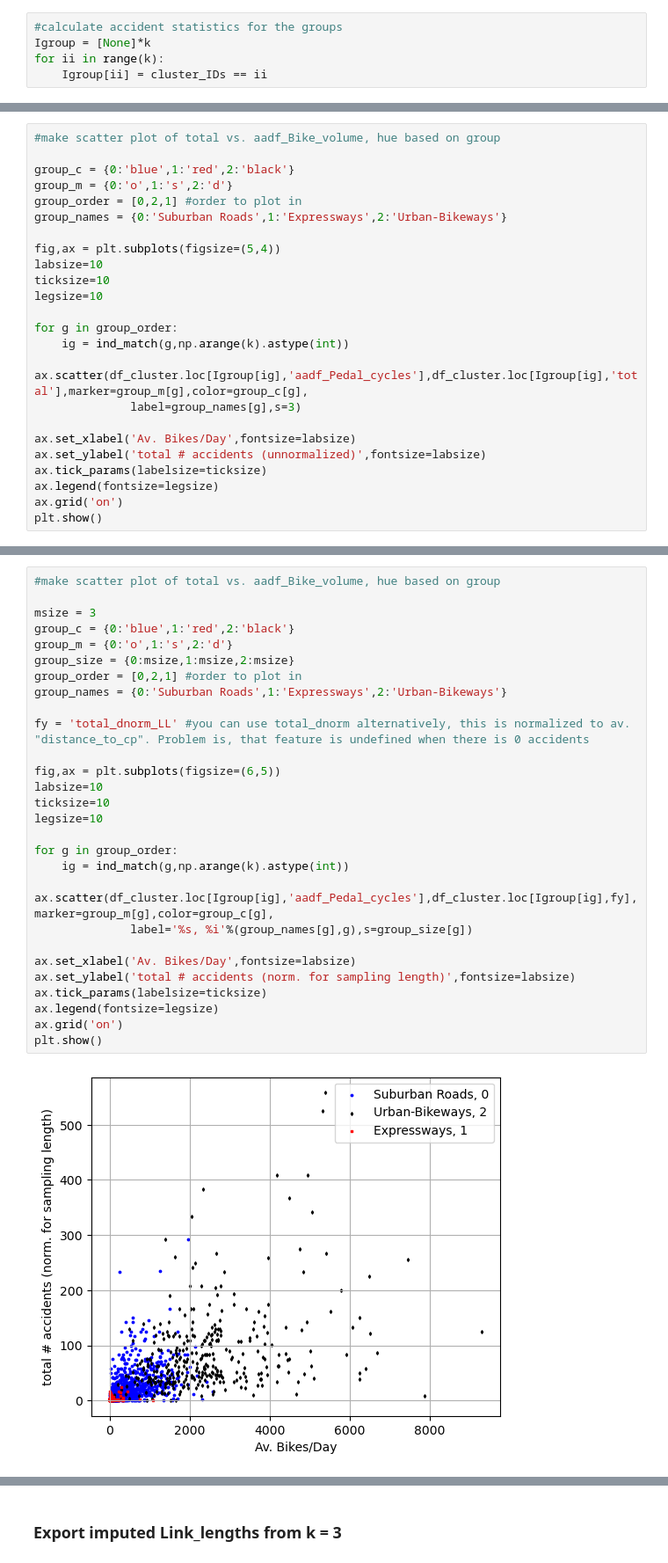
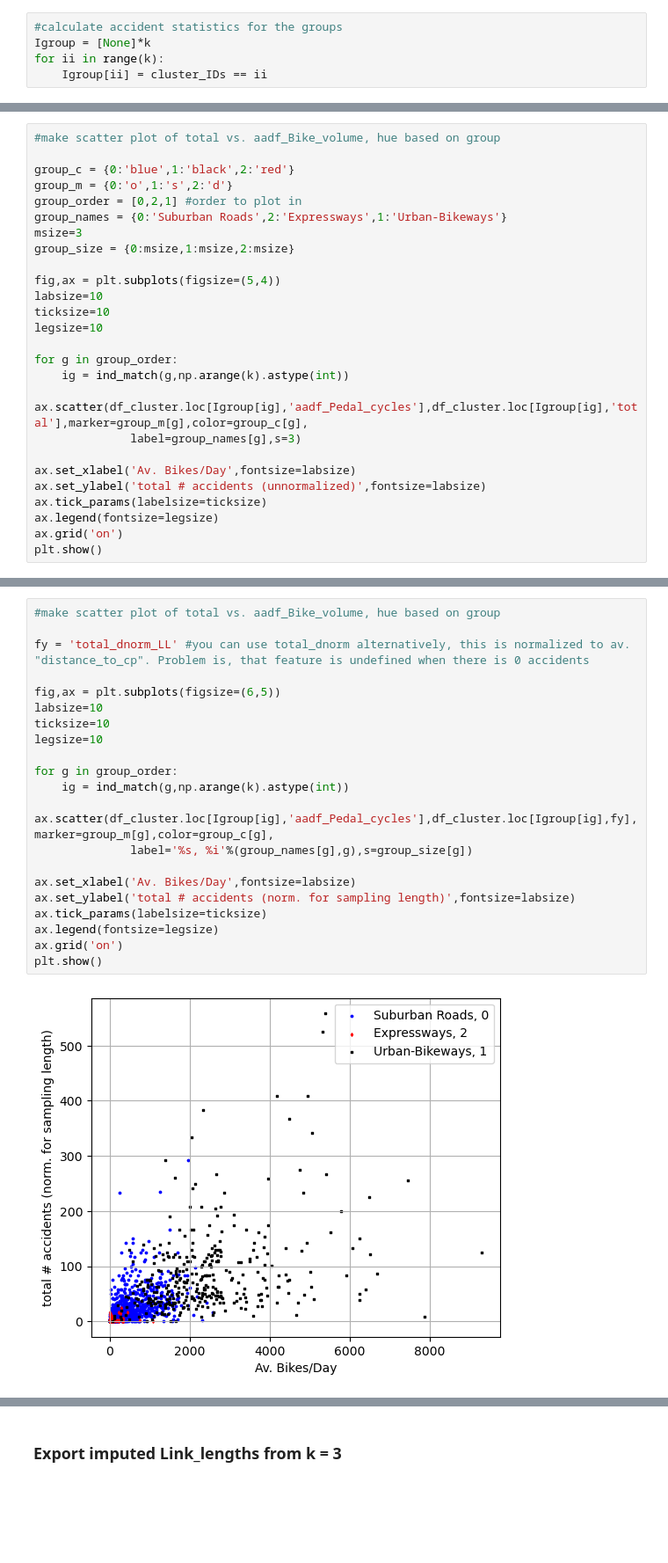
Before and after one commit to dtuthill/erdos_project, a Jupyter notebook: Greg_Analysis/kmean_df_road.ipynb, the cells around one changed output, grey strips where cells are left out. Shown at 88% size. Drawn from its saved outputs; the diff is of its cells as text; blank space fills up the shorter version.

```diff
--- a/Greg_Analysis/kmean_df_road.ipynb
+++ b/Greg_Analysis/kmean_df_road.ipynb
@@ -252,10 +252,12 @@ group 2 zero accidents are 1.18% of group
 # %%
 #make scatter plot of total vs. aadf_Bike_volume, hue based on group
 
-group_c = {0:'blue',1:'red',2:'black'}
+group_c = {0:'blue',1:'black',2:'red'}
 group_m = {0:'o',1:'s',2:'d'}
 group_order = [0,2,1] #order to plot in
-group_names = {0:'Suburban Roads',1:'Expressways',2:'Urban-Bikeways'}
+group_names = {0:'Suburban Roads',2:'Expressways',1:'Urban-Bikeways'}
+msize=3
+group_size = {0:msize,1:msize,2:msize}
 
 fig,ax = plt.subplots(figsize=(5,4))
 labsize=10
@@ -278,33 +280,26 @@ plt.show()
 # %%
 #make scatter plot of total vs. aadf_Bike_volume, hue based on group
-
-msize = 3
-group_c = {0:'blue',1:'red',2:'black'}
-group_m = {0:'o',1:'s',2:'d'}
-group_size = {0:msize,1:msize,2:msize}
-group_order = [0,2,1] #order to plot in
-group_names = {0:'Suburban Roads',1:'Expressways',2:'Urban-Bikeways'}
 
 fy = 'total_dnorm_LL' #you can use total_dnorm alternatively, this is normalized to av. "distance_to_cp". Problem is, that feature is undefined when there is 0 accidents
 
 fig,ax = plt.subplots(figsize=(6,5))
 labsize=10
 ticksize=10
 legsize=10
 
 for g in group_order:
     ig = ind_match(g,np.arange(k).astype(int))
     ax.scatter(df_cluster.loc[Igroup[ig],'aadf_Pedal_cycles'],df_cluster.loc[Igroup[ig],fy],marker=group_m[g],color=group_c[g],
               label='%s, %i'%(group_names[g],g),s=group_size[g])
 
 ax.set_xlabel('Av. Bikes/Day',fontsize=labsize)
 ax.set_ylabel('total # accidents (norm. for sampling length)',fontsize=labsize)
 ax.tick_params(labelsize=ticksize)
 ax.legend(fontsize=legsize)
 ax.grid('on')
 plt.show()
 # %% [output]
-[figure, old version]
+[figure, new version]
 # %%
 #Make av. total_dnorm vs. bike volume histograms for groups and plot
 
```
Also changed, not shown: parts of 5 cells of this notebook, 2 other files.
